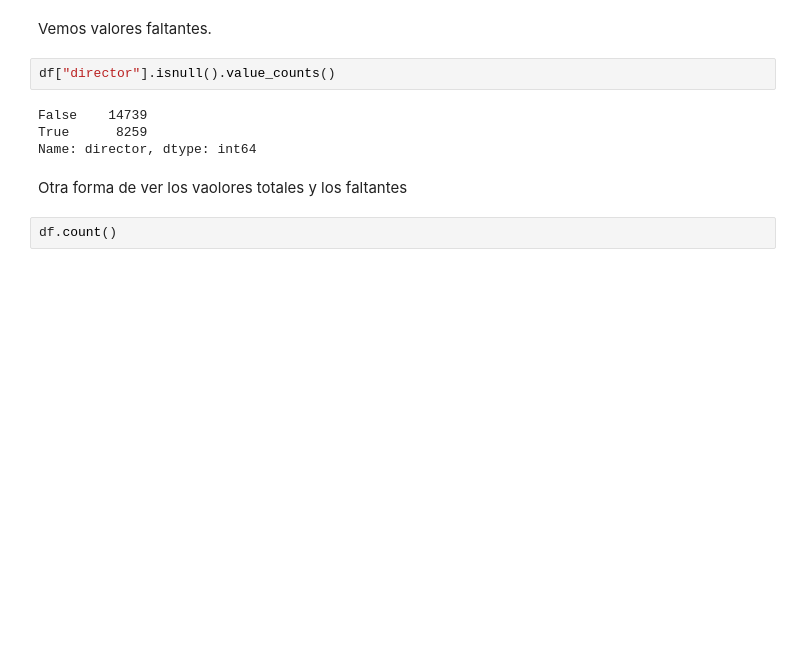
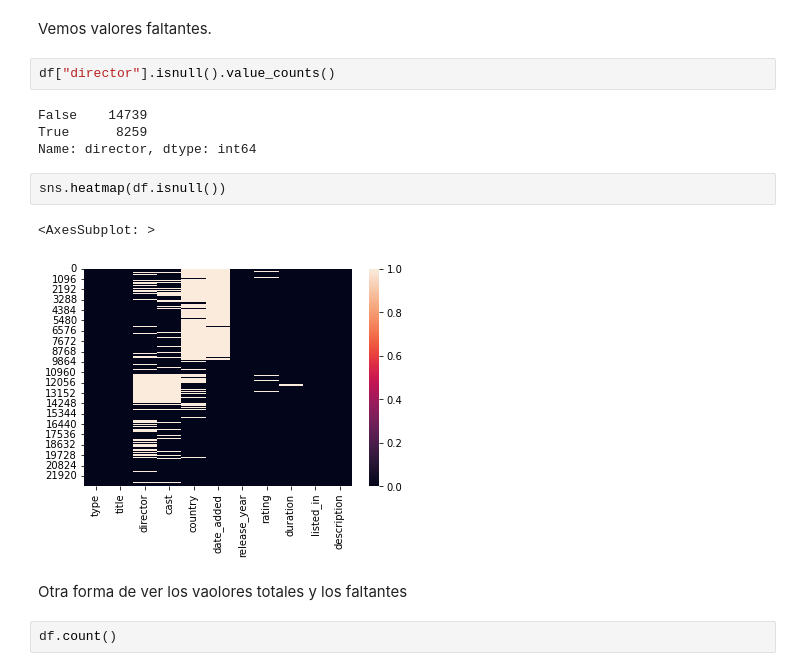
Before and after one commit to CarlosBeuret/Proyecto-Data-01, a Jupyter notebook: EDA/EDA.ipynb, the cells around one changed output. Cells and saved outputs as stored; diff of their text form; blank space fills up the shorter version.

```diff
--- a/EDA/EDA.ipynb
+++ b/EDA/EDA.ipynb
@@ -120,6 +94,11 @@ df["director"].isnull().value_counts()
 False    14739
 True      8259
 Name: director, dtype: int64
+# %%
+sns.heatmap(df.isnull())
+# %% [output]
+<AxesSubplot: >
+[figure, added]
 # %% [markdown]
 Otra forma de ver los vaolores totales y los faltantes
 # %%
```
Also changed, not shown: parts of 22 cells of this notebook, 2 other files.
